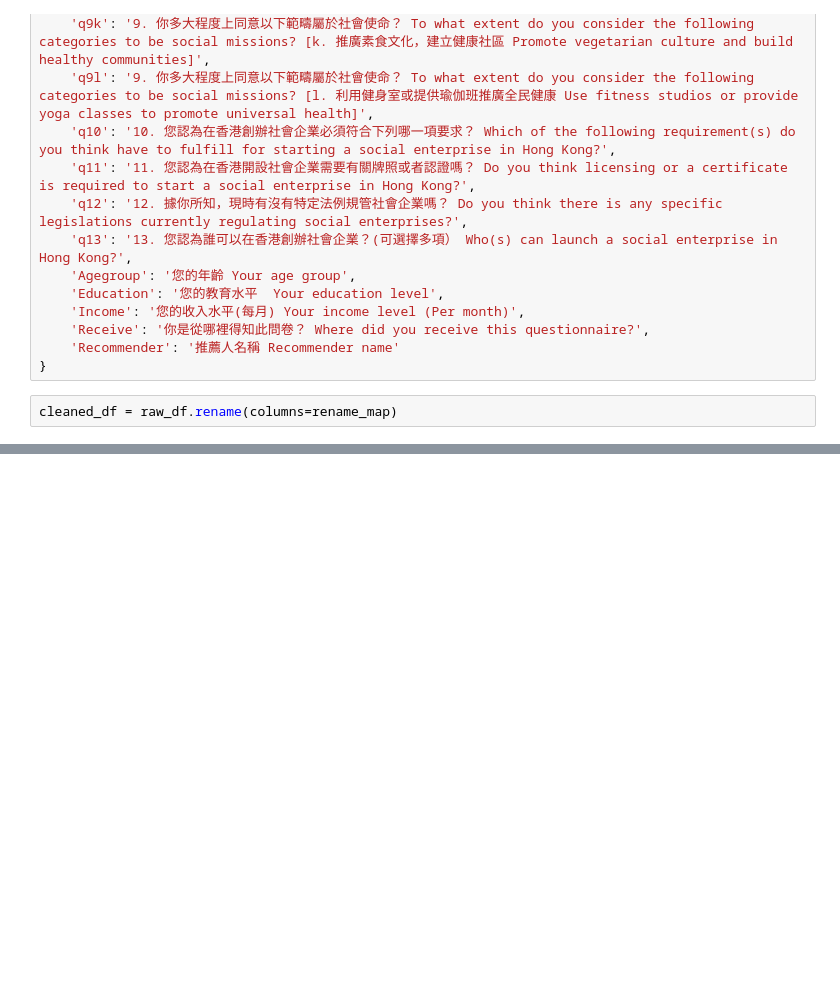
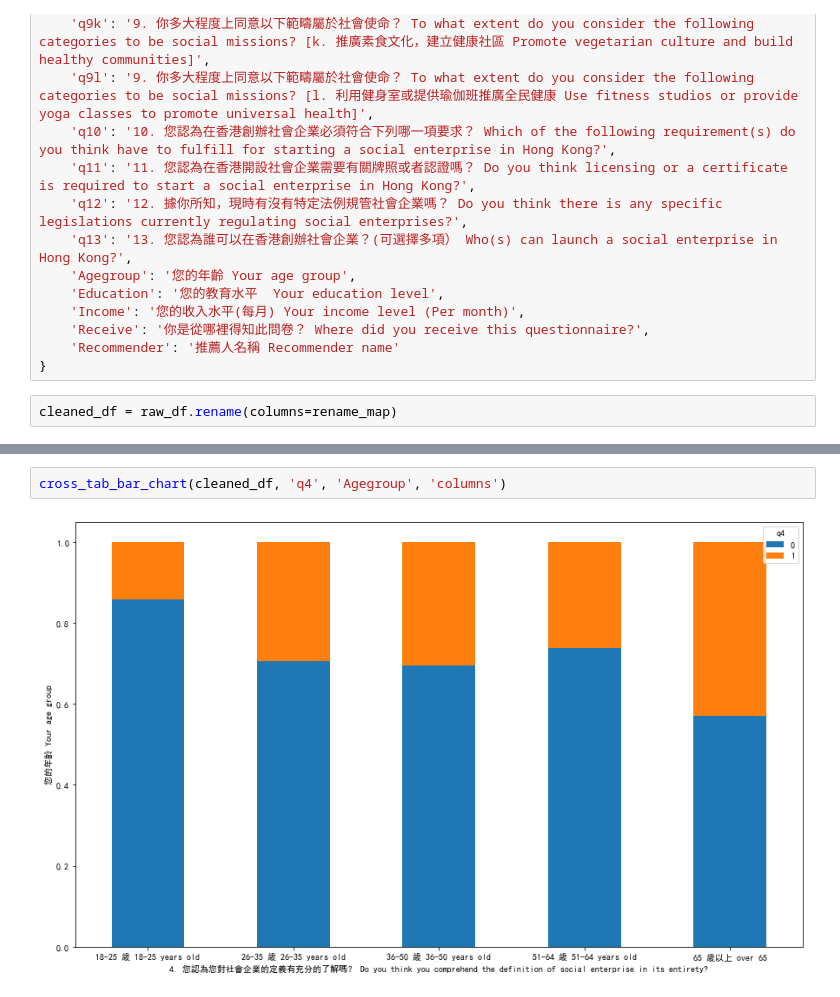
Before and after one commit to buthontingtimothy/gcse_001, a Jupyter notebook: data-analysis.ipynb, the cells around one changed output, grey strips where cells are left out. Saved outputs shown, nothing was run; the diff lists cells and outputs as text; blank space fills up the shorter version.

```diff
--- a/data-analysis.ipynb
+++ b/data-analysis.ipynb
@@ -135,0 +222,4 @@ Name: count, dtype: int64
+# %%
+cross_tab_bar_chart(cleaned_df, 'q4', 'Agegroup', 'columns')
+# %% [output]
+[figure, added]
```
Also changed, not shown: parts of 13 cells of this notebook.
